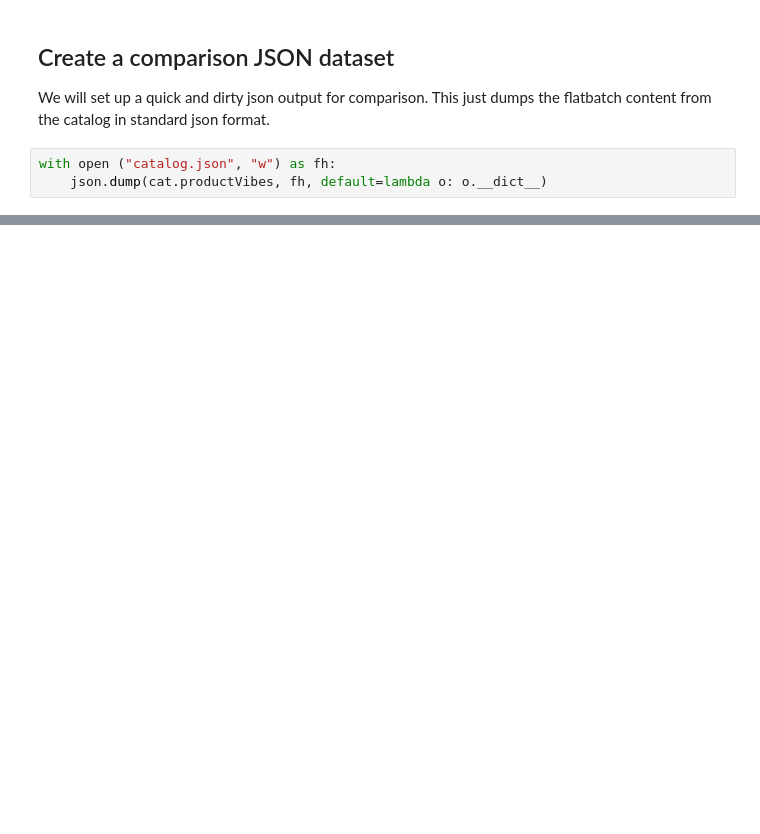
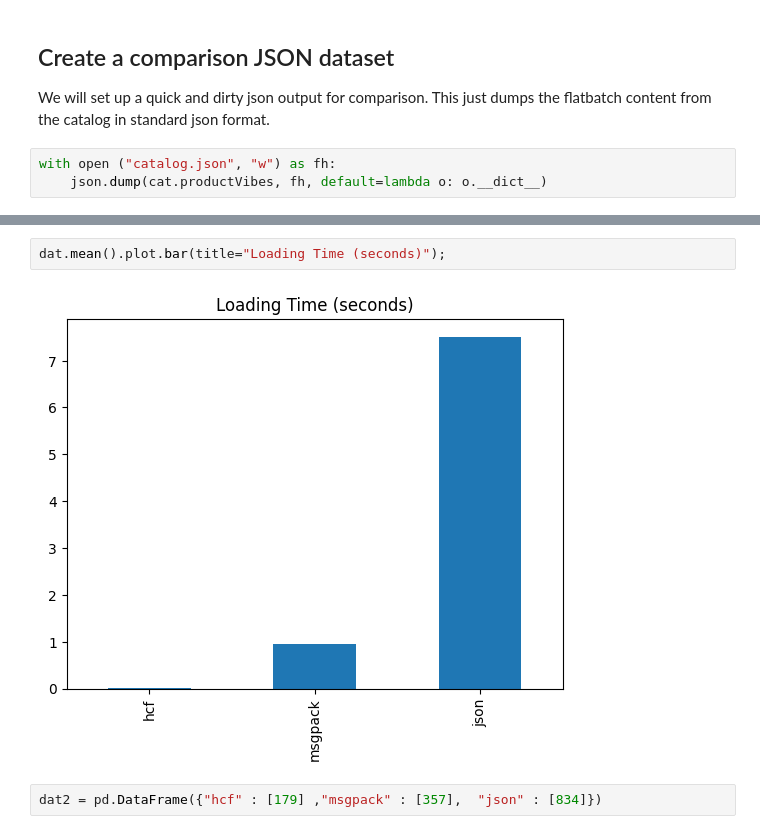
Before and after one commit to hushh-labs/hushh-vibe-catalog, a Jupyter notebook: notebooks/Create Catalog.ipynb, the cells around one changed output, grey strips where cells are left out. Drawn from its saved outputs; the diff is of its cells as text; blank space fills up the shorter version.

```diff
--- a/notebooks/Create Catalog.ipynb
+++ b/notebooks/Create Catalog.ipynb
@@ -118,0 +185,6 @@ In this particular example, HCF is **~10K times** faster for loading a similar j
+# %%
+dat.mean().plot.bar(title="Loading Time (seconds)");
+# %% [output]
+[figure, added]
+# %%
+dat2 = pd.DataFrame({"hcf" : [179] ,"msgpack" : [357],  "json" : [834]})
```
Also changed, not shown: parts of 17 cells of this notebook, 3 other files.
